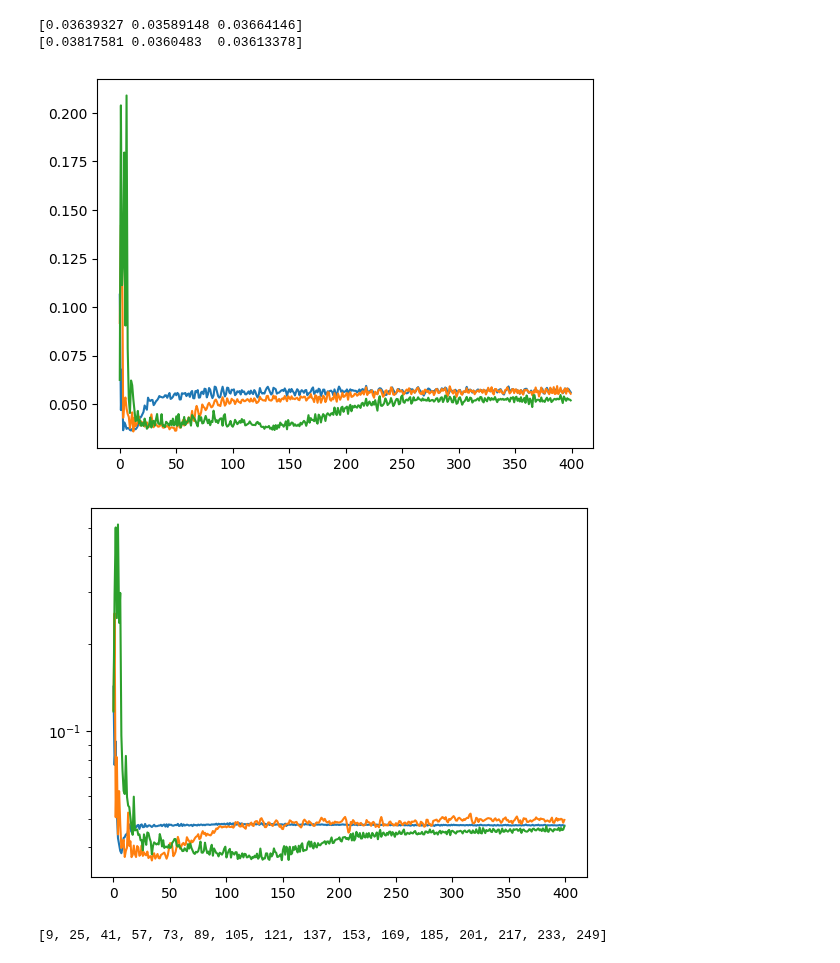
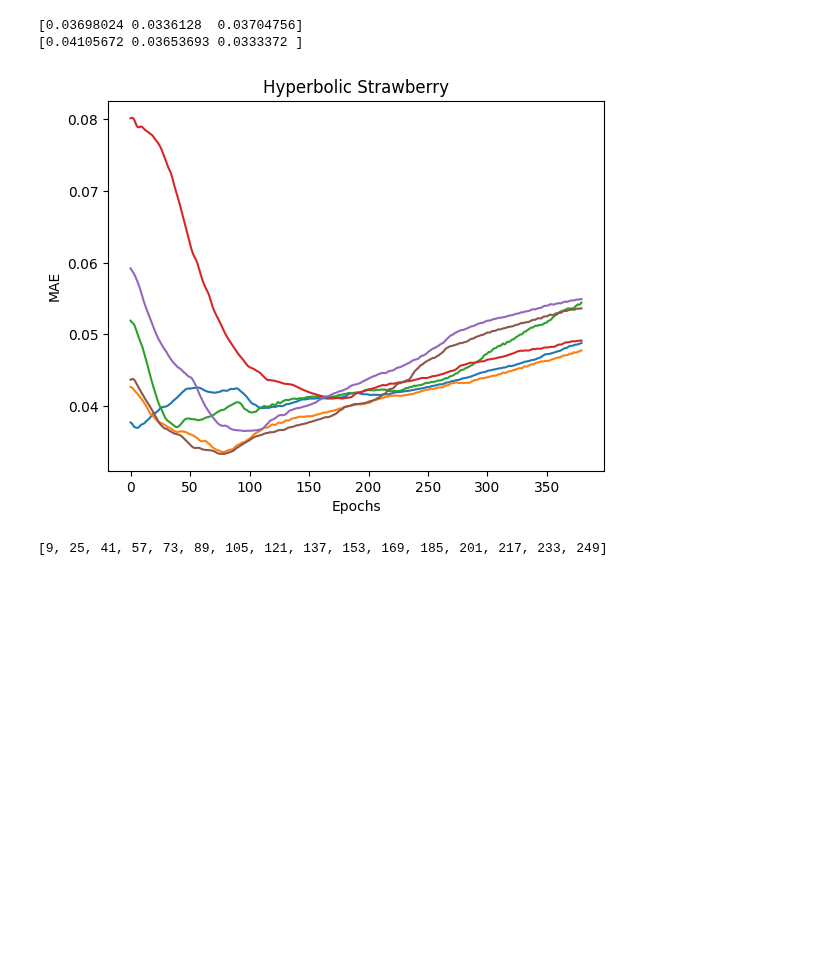
Before and after one commit to Rory-Dam/master_thesis, a Jupyter notebook: strawberry/plot_results.ipynb, the cells around one changed output. Saved outputs shown, nothing was run; the diff lists cells and outputs as text; code cells hidden in the pictures; blank space fills up the shorter version.

Commit message:
strawberry 400 epochs tests

```diff
--- a/strawberry/plot_results.ipynb
+++ b/strawberry/plot_results.ipynb
@@ -40,8 +40,8 @@ def parse_results(file_name):
 # euc_res = both_res[len(both_res)//2:]
 # hyp_res = both_res
 # euc_res = both_res
-hyp_res = parse_results('grid_search_results/euc_wide_400.txt')[0::3]
-euc_res = parse_results('grid_search_results/euc_wide_400.txt')[1::3]
+hyp_res = parse_results('grid_search_results/hyp_wide_400.txt')[1::3]
+euc_res = parse_results('grid_search_results/hyp_wide_400.txt')[2::3]
 # %%
 hyp_params = np.array([p for p, _ in hyp_res])
 hyp_values = np.array([v for _, v in hyp_res])
@@ -172,43 +178,48 @@ Euclidean: MAE = 0.037 (100 EPOCHS)
 - lr: 0.02
 - wd: 0.004
 # %%
-print(hyp_values.mean(axis=1)[15*3:16*3].min(axis=1))
-print(euc_values.mean(axis=1)[16*3:17*3].min(axis=1))
+print(hyp_values.mean(axis=1)[12*3:13*3].min(axis=1))
+print(euc_values.mean(axis=1)[10*3:11*3].min(axis=1))
 # %% [output]
-[0.03639327 0.03589148 0.03664146]
-[0.03817581 0.0360483  0.03613378]
+[0.03698024 0.0336128  0.03704756]
+[0.04105672 0.03653693 0.0333372 ]
 # %%
 # hyp_min = (0, 1, -1)
 # euc_min = (0, 1, -1)
 # for i in range(28):
 #     plt.plot(hyp_values.mean(axis=1)[i])
 #     plt.plot(euc_values.mean(axis=1)[i])
 
 #     print(i)
 #     print(hyp_values.mean(axis=1)[i].min(), hyp_values.mean(axis=1)[i].argmin())
 #     print(euc_values.mean(axis=1)[i].min(), euc_values.mean(axis=1)[i].argmin())
 
 #     if hyp_values.mean(axis=1)[i].min() < hyp_min[1]:
 #         hyp_min = (i, hyp_values.mean(axis=1)[i].min(), hyp_values.mean(axis=1)[i].argmin())
 #     if euc_values.mean(axis=1)[i].min() < euc_min[1]:
 #         euc_min = (i, euc_values.mean(axis=1)[i].min(), euc_values.mean(axis=1)[i].argmin())
 
 
 
-for run in hyp_values.mean(axis=1)[15*3:16*3]:
-    plt.plot(run)
+for run in hyp_values.mean(axis=1)[12*3:13*3]:
+    # plt.plot(run)
+    plt.plot(run[20:])
+
+# plt.yscale('log')
+# plt.show()
+
+for run in euc_values.mean(axis=1)[10*3:11*3]:
+    # plt.plot(run)
+    plt.plot(run[20:])
+
+plt.title('Hyperbolic Strawberry')
+plt.ylabel('MAE')
+plt.xlabel('Epochs')
 
 # plt.yscale('log')
 plt.show()
-
-for run in euc_values.mean(axis=1)[16*3:17*3]:
-    plt.plot(run)
-
-plt.yscale('log')
-plt.show()
 # %% [output]
-[figure, old version]
+[figure, new version]
-[figure, removed]
 # %%
 list(range(256))[9::16]
 # %% [output]
```
Also changed, not shown: parts of 5 cells of this notebook, 20 other files.
